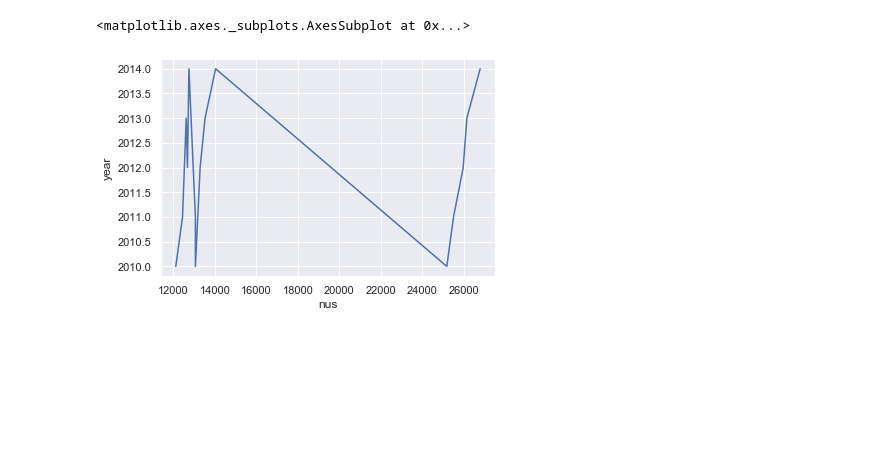
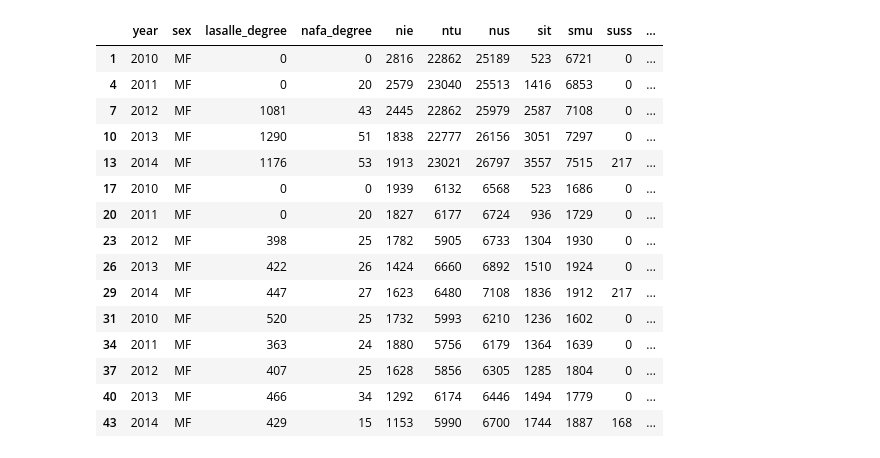
Before and after one commit to jurgen-tan-git/PDS-Assignments, a Jupyter notebook: Assignment 2/Scripts/Graphing/Enroll, Intake & Graduate Graph.ipynb, the cells around one changed output. Drawn from its saved outputs; the diff is of its cells as text; code cells hidden in the pictures; blank space fills up the shorter version.

```diff
--- a/Assignment 2/Scripts/Graphing/Enroll, Intake & Graduate Graph.ipynb
+++ b/Assignment 2/Scripts/Graphing/Enroll, Intake & Graduate Graph.ipynb
@@ -33,10 +5,0 @@ enroll
-# %%
-sns.set(style="darkgrid")
-
-# Load an example dataset with long-form data
-
-# Plot the responses for different events and regions
-sns.lineplot(x="nus", y=enroll.index, data=enroll)
-# %% [output]
-<matplotlib.axes._subplots.AxesSubplot at 0x...>
-[figure, removed]
@@ -42,0 +8,20 @@ sns.lineplot(x="nus", y=enroll.index, data=enroll)
+# %%
+MF = merged[merged.sex == "MF"]
+MF
+# %% [output]
+|  | year | sex | lasalle_degree | nafa_degree | nie | ntu | nus | sit | smu | suss | ... |
+| 1 | 2010 | MF | 0 | 0 | 2816 | 22862 | 25189 | 523 | 6721 | 0 | ... |
+| 4 | 2011 | MF | 0 | 20 | 2579 | 23040 | 25513 | 1416 | 6853 | 0 | ... |
+| 7 | 2012 | MF | 1081 | 43 | 2445 | 22862 | 25979 | 2587 | 7108 | 0 | ... |
+| 10 | 2013 | MF | 1290 | 51 | 1838 | 22777 | 26156 | 3051 | 7297 | 0 | ... |
+| 13 | 2014 | MF | 1176 | 53 | 1913 | 23021 | 26797 | 3557 | 7515 | 217 | ... |
+| 17 | 2010 | MF | 0 | 0 | 1939 | 6132 | 6568 | 523 | 1686 | 0 | ... |
+| 20 | 2011 | MF | 0 | 20 | 1827 | 6177 | 6724 | 936 | 1729 | 0 | ... |
+| 23 | 2012 | MF | 398 | 25 | 1782 | 5905 | 6733 | 1304 | 1930 | 0 | ... |
+| 26 | 2013 | MF | 422 | 26 | 1424 | 6660 | 6892 | 1510 | 1924 | 0 | ... |
+| 29 | 2014 | MF | 447 | 27 | 1623 | 6480 | 7108 | 1836 | 1912 | 217 | ... |
+| 31 | 2010 | MF | 520 | 25 | 1732 | 5993 | 6210 | 1236 | 1602 | 0 | ... |
+| 34 | 2011 | MF | 363 | 24 | 1880 | 5756 | 6179 | 1364 | 1639 | 0 | ... |
+| 37 | 2012 | MF | 407 | 25 | 1628 | 5856 | 6305 | 1285 | 1804 | 0 | ... |
+| 40 | 2013 | MF | 466 | 34 | 1292 | 6174 | 6446 | 1494 | 1779 | 0 | ... |
+| 43 | 2014 | MF | 429 | 15 | 1153 | 5990 | 6700 | 1744 | 1887 | 168 | ... |
```
Also changed, not shown: parts of 5 cells of this notebook, 2 other files.
